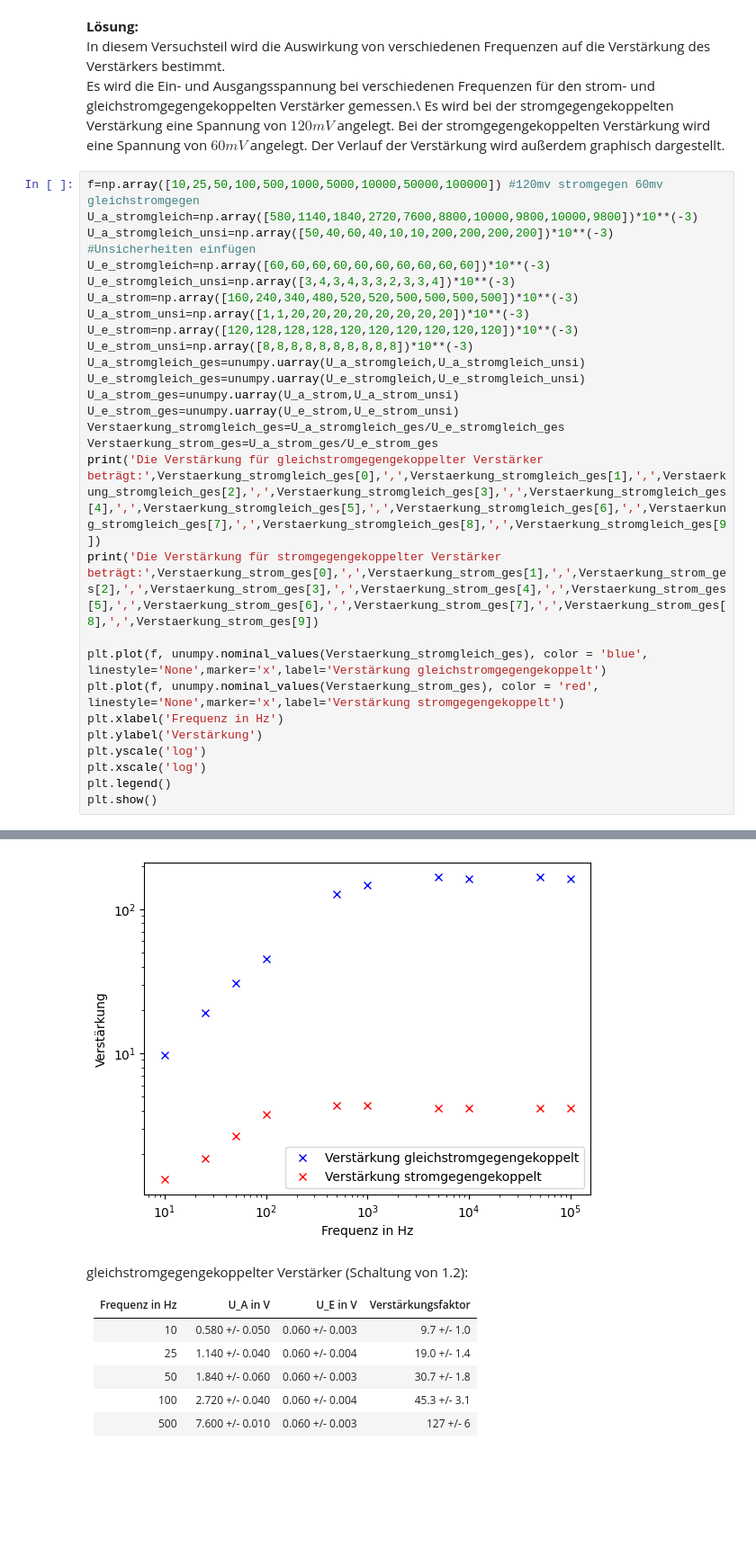
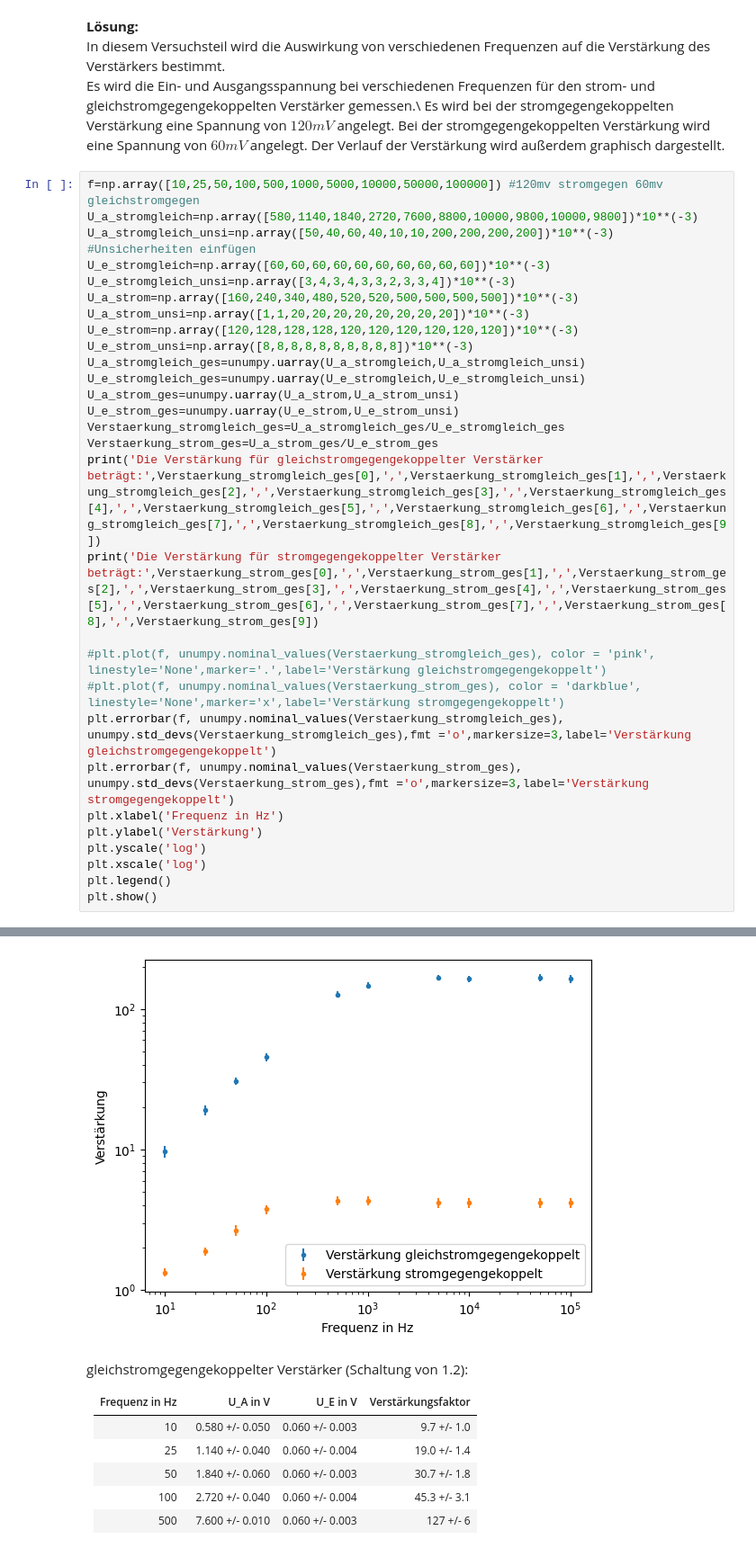
Before and after one commit to thexwon/Praktikum2KlassPhysKIT, a Jupyter notebook: Operationsverstaerker/Operationsverstaerker.ipynb, the cells around one changed output, grey strips where cells are left out. Shown at 90% size. Saved outputs shown, nothing was run; the diff lists cells and outputs as text; blank space fills up the shorter version.

```diff
--- a/Operationsverstaerker/Operationsverstaerker.ipynb
+++ b/Operationsverstaerker/Operationsverstaerker.ipynb
@@ -253,34 +254,36 @@ Der Verlauf der Verstärkung wird außerdem graphisch dargestellt.
 # %%
 f=np.array([10,25,50,100,500,1000,5000,10000,50000,100000]) #120mv stromgegen 60mv gleichstromgegen
 U_a_stromgleich=np.array([580,1140,1840,2720,7600,8800,10000,9800,10000,9800])*10**(-3)
 U_a_stromgleich_unsi=np.array([50,40,60,40,10,10,200,200,200,200])*10**(-3)  #Unsicherheiten einfügen
 U_e_stromgleich=np.array([60,60,60,60,60,60,60,60,60,60])*10**(-3)
 U_e_stromgleich_unsi=np.array([3,4,3,4,3,3,2,3,3,4])*10**(-3)
 U_a_strom=np.array([160,240,340,480,520,520,500,500,500,500])*10**(-3)
 U_a_strom_unsi=np.array([1,1,20,20,20,20,20,20,20,20])*10**(-3)
 U_e_strom=np.array([120,128,128,128,120,120,120,120,120,120])*10**(-3)
 U_e_strom_unsi=np.array([8,8,8,8,8,8,8,8,8,8])*10**(-3)
 U_a_stromgleich_ges=unumpy.uarray(U_a_stromgleich,U_a_stromgleich_unsi)
 U_e_stromgleich_ges=unumpy.uarray(U_e_stromgleich,U_e_stromgleich_unsi)
 U_a_strom_ges=unumpy.uarray(U_a_strom,U_a_strom_unsi)
 U_e_strom_ges=unumpy.uarray(U_e_strom,U_e_strom_unsi)
 Verstaerkung_stromgleich_ges=U_a_stromgleich_ges/U_e_stromgleich_ges
 Verstaerkung_strom_ges=U_a_strom_ges/U_e_strom_ges
 print('Die Verstärkung für gleichstromgegengekoppelter Verstärker beträgt:',Verstaerkung_stromgleich_ges[0],',',Verstaerkung_stromgleich_ges[1],',',Verstaerkung_stromgleich_ges[2],',',Verstaerkung_stromgleich_ges[3],',',Verstaerkung_stromgleich_ges[4],',',Verstaerkung_stromgleich_ges[5],',',Verstaerkung_stromgleich_ges[6],',',Verstaerkung_stromgleich_ges[7],',',Verstaerkung_stromgleich_ges[8],',',Verstaerkung_stromgleich_ges[9])
 print('Die Verstärkung für stromgegengekoppelter Verstärker beträgt:',Verstaerkung_strom_ges[0],',',Verstaerkung_strom_ges[1],',',Verstaerkung_strom_ges[2],',',Verstaerkung_strom_ges[3],',',Verstaerkung_strom_ges[4],',',Verstaerkung_strom_ges[5],',',Verstaerkung_strom_ges[6],',',Verstaerkung_strom_ges[7],',',Verstaerkung_strom_ges[8],',',Verstaerkung_strom_ges[9])
 
-plt.plot(f, unumpy.nominal_values(Verstaerkung_stromgleich_ges), color = 'blue', linestyle='None',marker='x',label='Verstärkung gleichstromgegengekoppelt')
-plt.plot(f, unumpy.nominal_values(Verstaerkung_strom_ges), color = 'red', linestyle='None',marker='x',label='Verstärkung stromgegengekoppelt')
+#plt.plot(f, unumpy.nominal_values(Verstaerkung_stromgleich_ges), color = 'pink', linestyle='None',marker='.',label='Verstärkung gleichstromgegengekoppelt')
+#plt.plot(f, unumpy.nominal_values(Verstaerkung_strom_ges), color = 'darkblue', linestyle='None',marker='x',label='Verstärkung stromgegengekoppelt')
+plt.errorbar(f, unumpy.nominal_values(Verstaerkung_stromgleich_ges), unumpy.std_devs(Verstaerkung_stromgleich_ges),fmt ='o',markersize=3,label='Verstärkung gleichstromgegengekoppelt')
+plt.errorbar(f, unumpy.nominal_values(Verstaerkung_strom_ges), unumpy.std_devs(Verstaerkung_strom_ges),fmt ='o',markersize=3,label='Verstärkung stromgegengekoppelt')
 plt.xlabel('Frequenz in Hz')
 plt.ylabel('Verstärkung')
 plt.yscale('log')
 plt.xscale('log')
 plt.legend()
 plt.show()
 # %% [output]
 Die Verstärkung für gleichstromgegengekoppelter Verstärker beträgt: 9.7+/-1.0 , 19.0+/-1.4 , 30.7+/-1.8 , 45.3+/-3.1 , 127+/-6 , 147+/-7 , 167+/-6 , 163+/-9 , 167+/-9 , 163+/-11
 Die Verstärkung für stromgegengekoppelter Verstärker beträgt: 1.33+/-0.09 , 1.88+/-0.12 , 2.66+/-0.23 , 3.75+/-0.28 , 4.33+/-0.33 , 4.33+/-0.33 , 4.17+/-0.32 , 4.17+/-0.32 , 4.17+/-0.32 , 4.17+/-0.32
-[figure, old version]
+[figure, new version]
 # %% [markdown]
 gleichstromgegengekoppelter Verstärker (Schaltung von 1.2):
 
```
Also changed, not shown: parts of 6 cells of this notebook.
